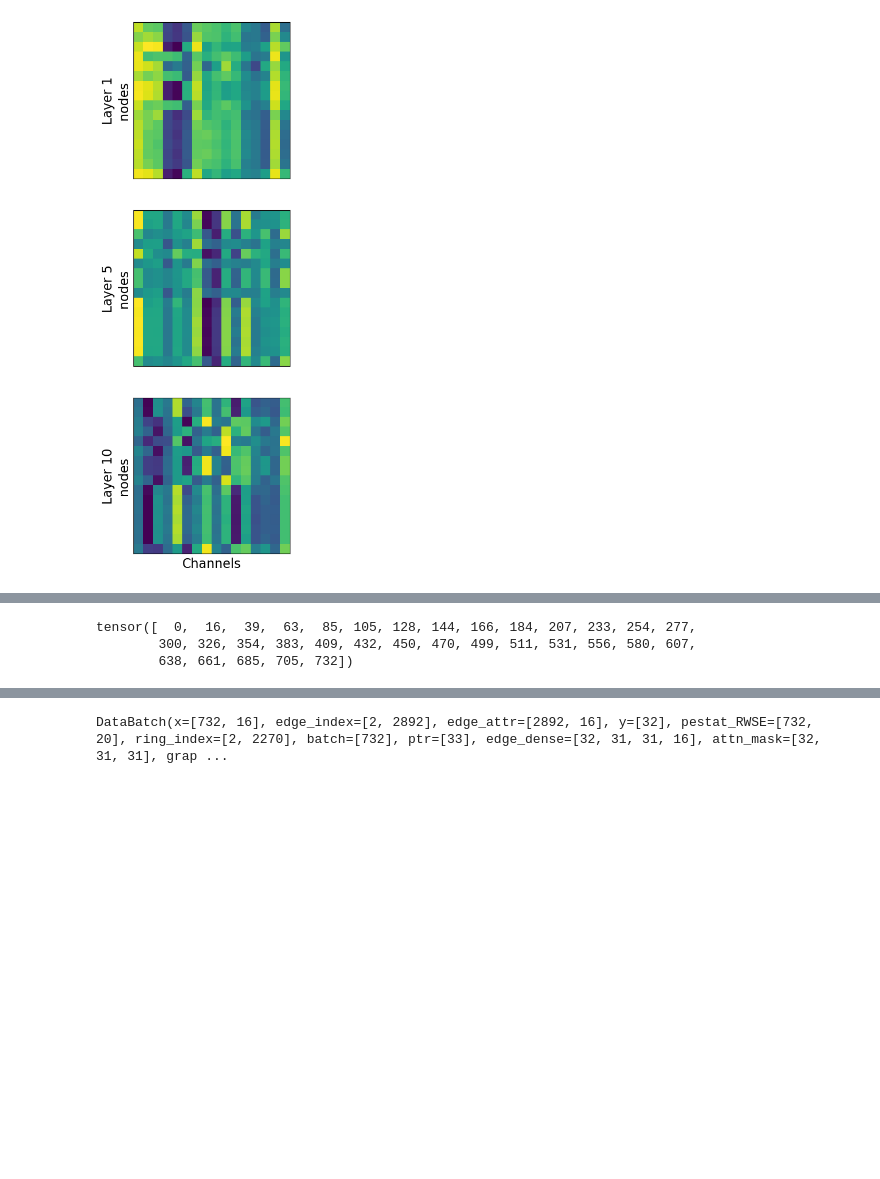
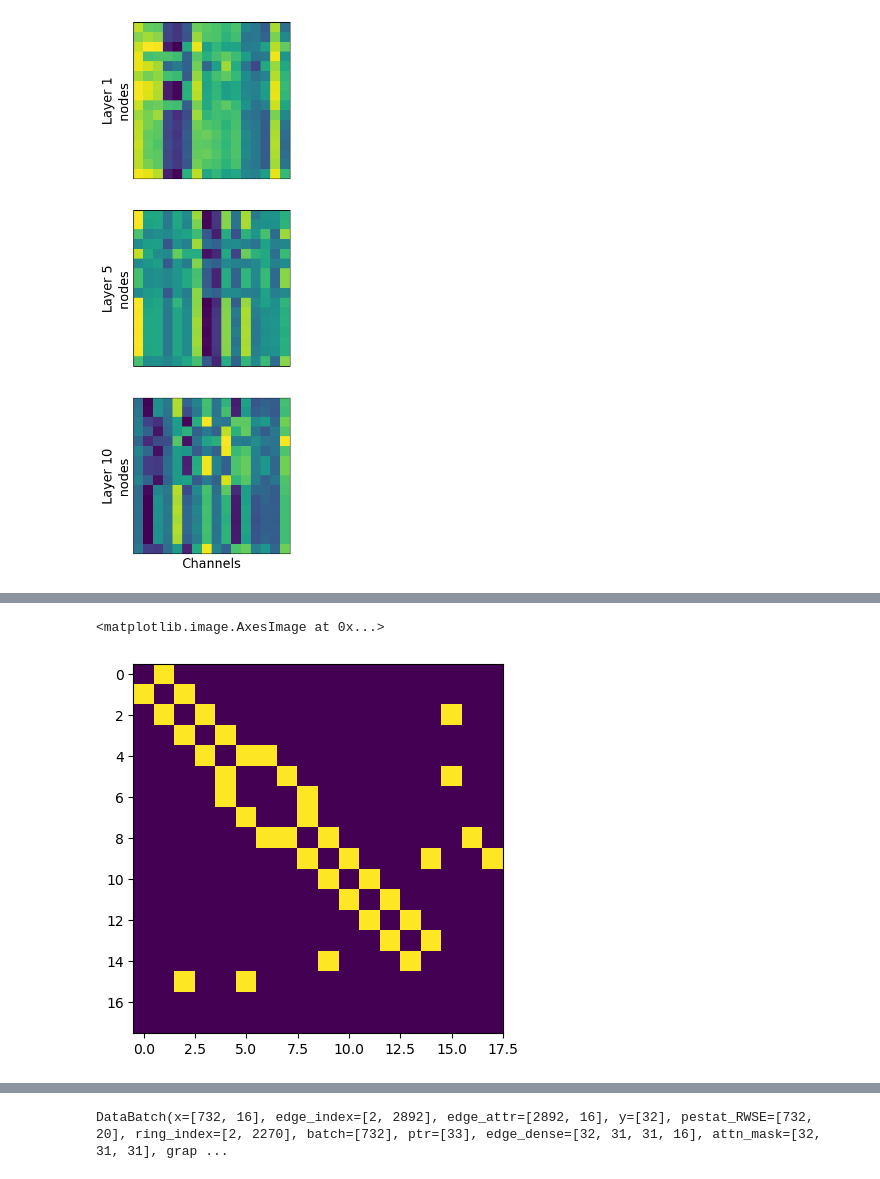
Before and after one commit to rmenegaux/GraphGPS, a Jupyter notebook: att_maps.ipynb, the cells around one changed output, grey strips where cells are left out. Drawn from its saved outputs; the diff is of its cells as text; code cells hidden in the pictures; blank space fills up the shorter version.

```diff
--- a/att_maps.ipynb
+++ b/att_maps.ipynb
@@ -1,5 +1,2 @@
 # %% [markdown]
 # TMP exploration
-# %%
-import torch
-all_scores = torch.load('tmp_scores.pt', map_location=torch.device('cpu'))
@@ -31,3 +2,0 @@ plt.show()
-# %%
-import torch
-all_E = torch.load('tmp_E.pt', map_location=torch.device('cpu'))
@@ -438,6 +410,37 @@ nodes_mapping = batch.batch[batch.ptr[1]:batch.ptr[2]]
-# %%
-true_node_idx = batch.ptr[batch_idx]+node_idx
-# %% [output]
-tensor([  0,  16,  39,  63,  85, 105, 128, 144, 166, 184, 207, 233, 254, 277,
-        300, 326, 354, 383, 409, 432, 450, 470, 499, 511, 531, 556, 580, 607,
-        638, 661, 685, 705, 732])
+# %%
+from torch_geometric.utils import to_dense_adj
+import networkx as nx
+#edge_index, _ = add_self_loops(batch.edge_index)
+adj_matrix = to_dense_adj(batch.edge_index, batch.batch)
+# %%
+true_adj = adj_matrix[batch_idx][mask]
+num_nodes = int(np.sqrt(true_adj.shape[0]))
+true_adj = true_adj.reshape(num_nodes,num_nodes)
+del_edge = {
+    3:[15,5],
+    2:[5,4],
+    15:[4],
+    4:[7,8],
+    5:[6,8],
+    6:[7],
+    9:[11,12,13],
+    10:[12,13,14],
+    11:[13,14],
+    12:[14],
+}
+for k in del_edge.keys():
+    for v in del_edge[k]:
+        true_adj[k,v]=0
+        true_adj[v,k]=0
+# Extend graph with 2 nodes unrelated that will help standardize colors later
+ext_adj = np.zeros((num_nodes+2,num_nodes+2))
+ext_adj[:num_nodes,:num_nodes] = true_adj.numpy()
+ext_adj[8,num_nodes]=1
+ext_adj[9,num_nodes+1]=1
+graph = nx.from_numpy_array(ext_adj)
+# graph = nx.from_numpy_array(true_adj.numpy())
+# %%
+plt.imshow(ext_adj)
+# %% [output]
+<matplotlib.image.AxesImage at 0x...>
+[figure, added]
```
Also changed, not shown: parts of 58 cells of this notebook.
